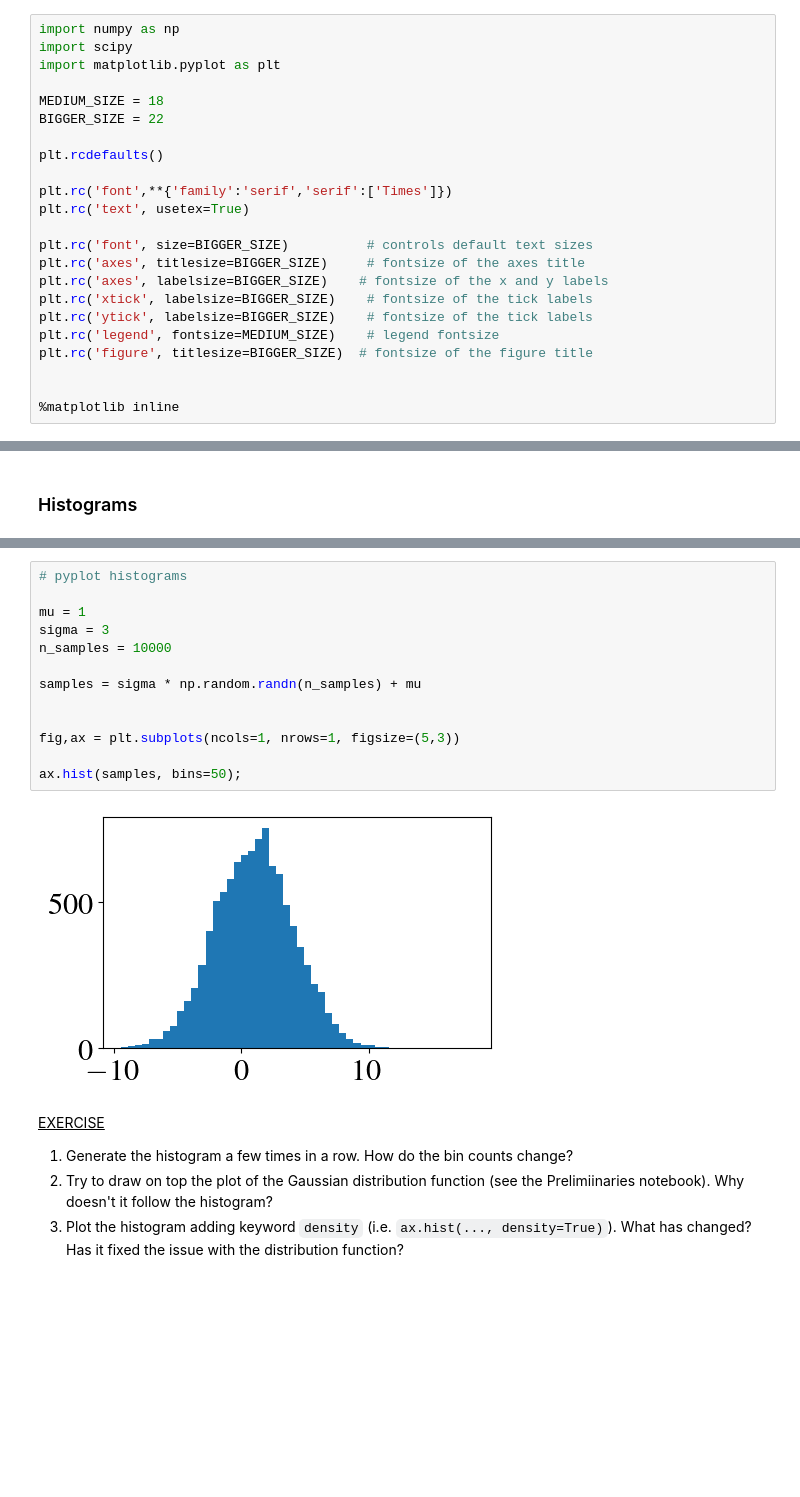
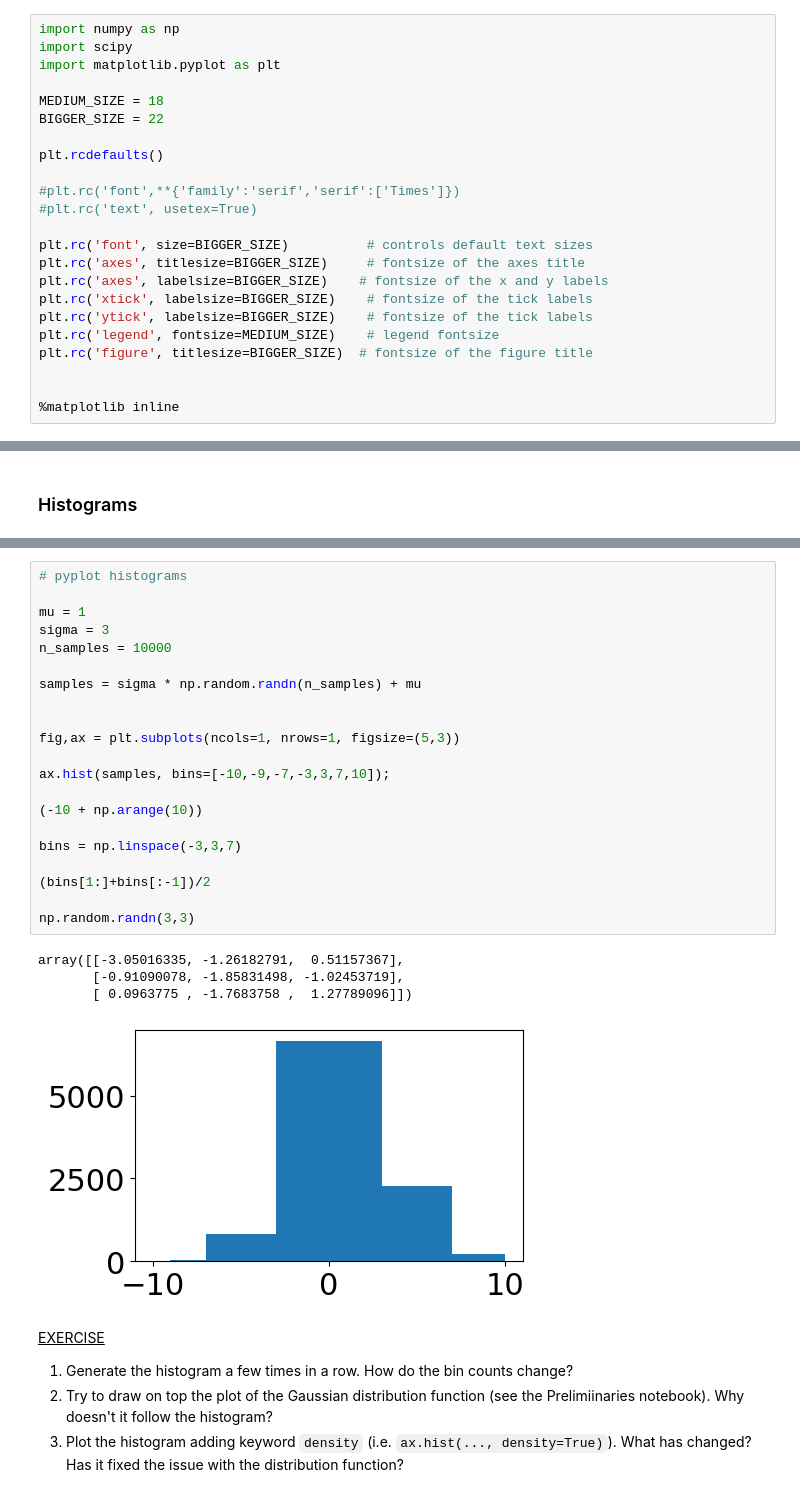
Before and after one commit to CosmoVlad/mcmc-lever, a Jupyter notebook: 1 - Toolbox.ipynb, the cells around one changed output, grey strips where cells are left out. Cells and saved outputs as stored; diff of their text form; blank space fills up the shorter version.

```diff
--- a/1 - Toolbox.ipynb
+++ b/1 - Toolbox.ipynb
@@ -16,8 +16,8 @@ BIGGER_SIZE = 22
 
 plt.rcdefaults()
 
-plt.rc('font',**{'family':'serif','serif':['Times']})
-plt.rc('text', usetex=True)
+#plt.rc('font',**{'family':'serif','serif':['Times']})
+#plt.rc('text', usetex=True)
 
 plt.rc('font', size=BIGGER_SIZE)          # controls default text sizes
 plt.rc('axes', titlesize=BIGGER_SIZE)     # fontsize of the axes title
@@ -229,18 +275,29 @@ np.histogram(sample_uniform)
 # %%
 # pyplot histograms
 
 mu = 1
 sigma = 3
 n_samples = 10000
 
 samples = sigma * np.random.randn(n_samples) + mu
 
 
 fig,ax = plt.subplots(ncols=1, nrows=1, figsize=(5,3))
 
-ax.hist(samples, bins=50);
+ax.hist(samples, bins=[-10,-9,-7,-3,3,7,10]);
+
+(-10 + np.arange(10))
+
+bins = np.linspace(-3,3,7)
+
+(bins[1:]+bins[:-1])/2
+
+np.random.randn(3,3)
 # %% [output]
+array([[-3.05016335, -1.26182791,  0.51157367],
+       [-0.91090078, -1.85831498, -1.02453719],
+       [ 0.0963775 , -1.7683758 ,  1.27789096]])
-[figure, old version]
+[figure, new version]
 # %% [markdown]
 <u>EXERCISE</u>
 
```
Also changed, not shown: parts of 18 cells of this notebook, 3 other files.
